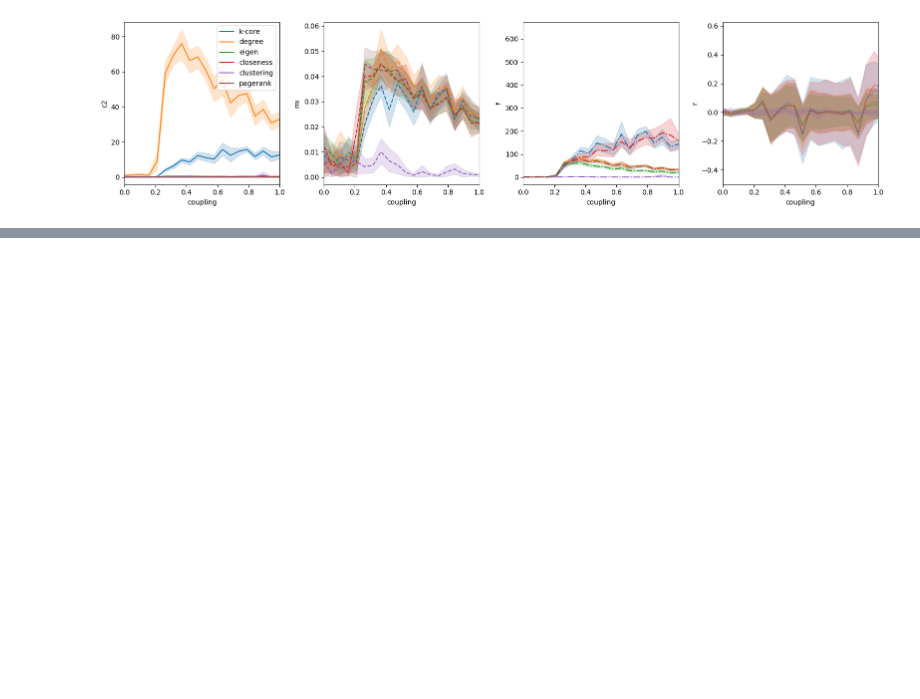
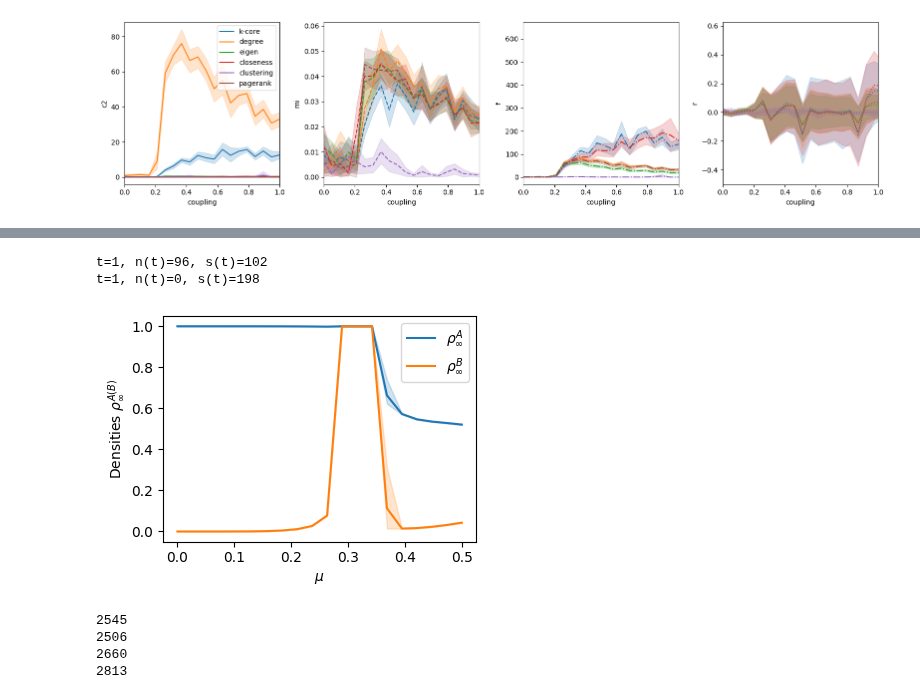
Before and after one commit to charlesmurphy1/midynet, a Jupyter notebook: scripts/recon/exploration/exploration.ipynb, the cells around one changed output, grey strips where cells are left out. Drawn from its saved outputs; the diff is of its cells as text; code cells hidden in the pictures; blank space fills up the shorter version.

```diff
--- a/scripts/recon/exploration/exploration.ipynb
+++ b/scripts/recon/exploration/exploration.ipynb
@@ -232,0 +261,60 @@ Text(0, 0.5, 'Determination coefficient R^2')
+# %%
+N = 1000
+p = 0.1
+adj = nx.to_numpy_array(nx.binomial_tree(int(np.log2(N))))
+N = adj.shape[0]
+s = np.zeros(N).astype("int")
+s[np.random.choice(range(N), replace=False, size=int(0.2 * N))] = 1
+st = s * 1
+n = 1
+while n > 0:
+    stp1 = threshold_update(adj, s, h=0.4)
+    n = (stp1 - st).sum()
+    print(f"t={t}, n(t)={n}, s(t)={st.sum()}")
+    st = stp1 * 1
+# %% [output]
+t=1, n(t)=96, s(t)=102
+t=1, n(t)=0, s(t)=198
+# %%
+N = 131_056
+M = 10 * N
+num_samples = 10
+
+b = np.zeros(N)
+b[N//2:] = 1
+Q = np.linspace(0, 0.5, 20)
+df = None
+for q in tqdm.tqdm(Q):
+    prob = np.eye(2) * M * (1 - q) + (1 - np.eye(2)) * M * q
+    samples = []
+    for _ in range(num_samples):
+        g = gt.generate_sbm(b, prob)
+        edges = g.get_edges()
+        adj = coo_matrix((np.ones(edges.shape[0]), (edges[:,0], edges[:,1])), shape=(N, N))
+        adj += adj.T
+        s0 = (1 - b) * 0.17 * 2
+        s0 = (s0 > np.random.randint(2, size=N)).astype("int")
+        s = s0 * 1
+        n = 1
+        while(n != 0):
+            new_s = threshold_update(adj, s, h=0.45)
+            n = new_s.sum() - s.sum()
+            s = new_s * 1
+        samples.append((s[b==0].mean(), s[b==1].mean()))
+    samples = np.array(samples)
+    if df is None:
+        df = pd.DataFrame(dict(A=samples[:,0], B=samples[:,1], Q=np.ones(num_samples)*q))
+    else:
+        df = pd.concat([df, pd.DataFrame(dict(A=samples[:,0], B=samples[:,1], Q=np.ones(num_samples)*q))], ignore_index=True)
+# %%
+import seaborn as sb
+
+fig, ax = plt.subplots(1, 1, figsize=(4, 3))
+sb.lineplot(df, y="A", x="Q", ax=ax, label=r"$\rho^A_\infty$")
+sb.lineplot(df, y="B", x="Q", ax=ax, label=r"$\rho^B_\infty$")
+ax.set_ylabel(r"Densities $\rho^{A(B)}_\infty$")
+ax.set_xlabel(r"$\mu$")
+fig.tight_layout()
+fig.savefig("threshold.png")
+# %% [output]
+[figure, added]
@@ -232,0 +330,15 @@ Text(0, 0.5, 'Determination coefficient R^2')
+# %%
+model = gt.BinaryThresholdState(g, h=0.4, s=s0, r=0)
+
+print(model.get_state().a.sum())
+model.iterate_sync(1)
+print(model.get_state().a.sum())
+model.iterate_sync(1)
+print(model.get_state().a.sum())
+model.iterate_sync(1)
+print(model.get_state().a.sum())
+# %% [output]
+2545
+2506
+2660
+2813
```
Also changed, not shown: parts of 24 cells of this notebook.
